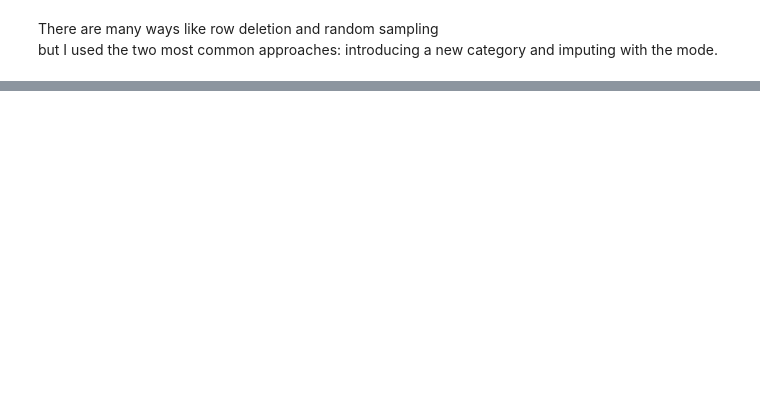
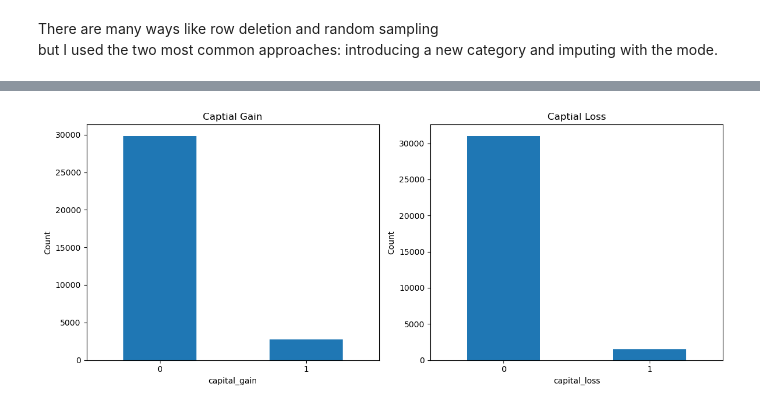
Before and after one commit to JohnAChester/fordham_classification, a Jupyter notebook: CleaningDataset.ipynb, the cells around one changed output, grey strips where cells are left out. Saved outputs shown, nothing was run; the diff lists cells and outputs as text; code cells hidden in the pictures; blank space fills up the shorter version.

```diff
--- a/CleaningDataset.ipynb
+++ b/CleaningDataset.ipynb
@@ -651,0 +755,32 @@ but I used the two most common approaches: introducing a new category and imputi
+# %%
+#Binary Indicators
+#Because almost all values are zero
+#all zero values - 0
+#any positive value - 1
+
+
+train_df['has_capital_gain'] = (train_df['capital-gain'] > 0).astype(int)
+train_df['has_capital_loss'] = (train_df['capital-loss'] > 0).astype(int)
+# %%
+plt.figure(figsize=(12,5))
+
+#capital_gain
+plt.subplot(1, 2, 1)
+train_df['has_capital_gain'].value_counts().sort_index().plot(kind='bar')
+plt.title("Captial Gain")
+plt.xlabel("capital_gain")
+plt.ylabel("Count")
+plt.xticks(rotation=0)
+
+#capital_loss
+plt.subplot(1, 2, 2)
+train_df['has_capital_loss'].value_counts().sort_index().plot(kind='bar')
+plt.title("Captial Loss")
+plt.xlabel("capital_loss")
+plt.ylabel("Count")
+plt.xticks(rotation=0)
+
+plt.tight_layout()
+plt.show()
+# %% [output]
+[figure, added]
```
Also changed, not shown: parts of 11 cells of this notebook.
